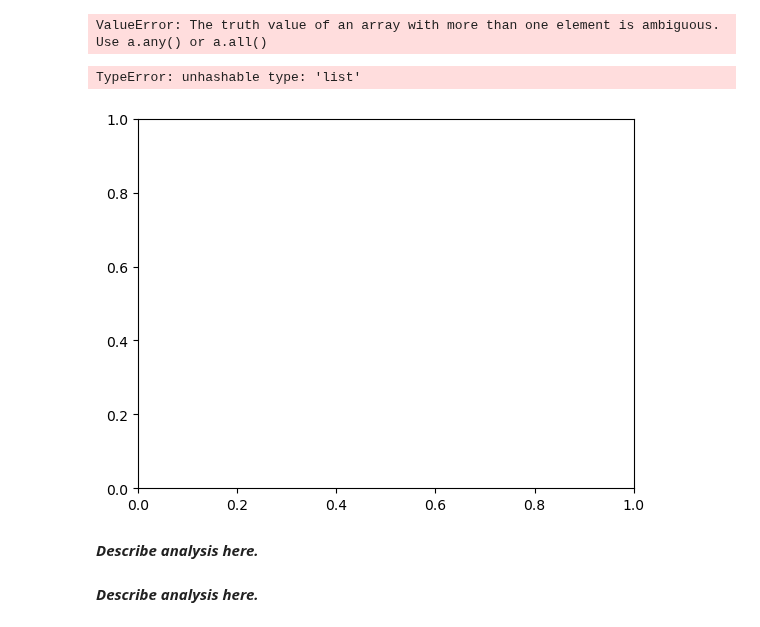
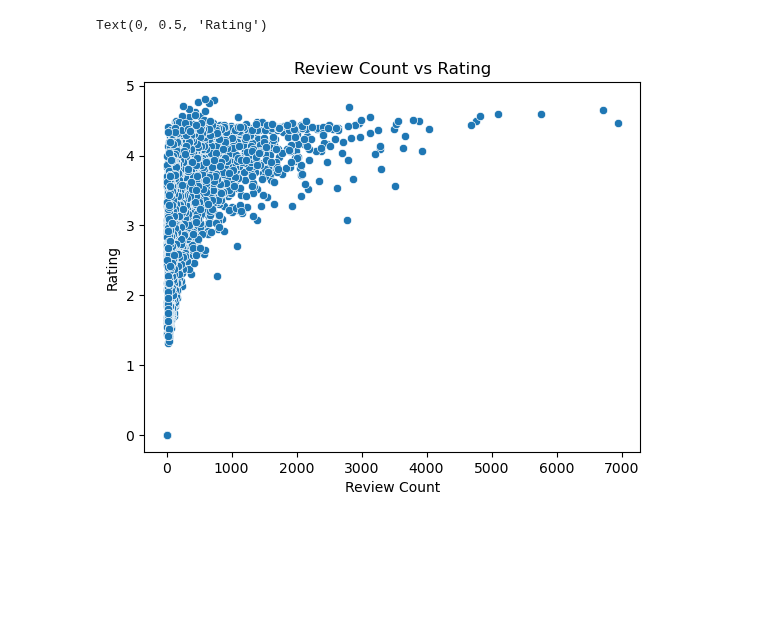
Before and after one commit to Asiandra/Artificial_Intelligence, a Jupyter notebook: Semester 1/Unit 2 Final Project/Unit 2 Final Project.ipynb, the cells around one changed output. Saved outputs shown, nothing was run; the diff lists cells and outputs as text; code cells hidden in the pictures; blank space fills up the shorter version.

```diff
--- a/Semester 1/Unit 2 Final Project/Unit 2 Final Project.ipynb
+++ b/Semester 1/Unit 2 Final Project/Unit 2 Final Project.ipynb
@@ -23,19 +25,40 @@ Pick two or more datasets from one of the following folders:
 # %%
 import pandas as pd
-import seaborn as sns
 import requests
+import time
 
 api_key = '416b4b821ed842ce8f81f836f812d269'
 endpoint = 'https://api.rawg.io/api/games'
 
 params = {
     'key': api_key,
-    'page_size': 10,
+    'page_size': 50,
     'page': 1
 }
 
-response = requests.get(url, params=params)
+all_games = []
 
-gd = response.json()
-games = gd['results']
-df = pd.DataFrame(games)
+for page in range(1, 51):
+    params['page'] = page
+    response = requests.get(endpoint, params=params)
+
+    if response.status_code == 200:
+        gd = response.json()
+        games = gd['results']
+
+        if not games:
+            print(f"No games found on page {page}. Stopping.")
+            break
+
+        all_games.extend(games)
+        print(f"Fetched page {page} with {len(games)} games")
+
+        time.sleep(1)
+    else:
+        print(f"Error fetching page {page}: {response.status_code}")
+        break
+
+df = pd.DataFrame(all_games)
+
+print(f"Total games fetched: {len(df)}")
+print(df.head())
@@ -72,19 +113,11 @@ df.head()
-# %%
-Shiho=0
-for tags in df["tags"]:
-    if pd.notna(tags) and "Singleplayer" in tags:
-        if "Singleplayer" in tags:
-            Shiho+=1
-
-Shiho
-# %% [output]
-ValueError: The truth value of an array with more than one element is ambiguous. Use a.any() or a.all()
 # %%
 import seaborn as sns
 
-sns.scatterplot(data=df, x="ratings", y="playtime")
+scatter_plot = sns.scatterplot(data=df, x='ratings_count', y='rating')
+
+scatter_plot.set_title("Review Count vs Rating")
+scatter_plot.set_xlabel("Review Count")
+scatter_plot.set_ylabel("Rating")
 # %% [output]
-TypeError: unhashable type: 'list'
+Text(0, 0.5, 'Rating')
-[figure, old version]
+[figure, new version]
-# %% [markdown]
-***Describe analysis here.***
@@ -94,2 +123,0 @@ TypeError: unhashable type: 'list'
-# %% [markdown]
-***Describe analysis here.***
```
Also changed, not shown: parts of 13 cells of this notebook.
